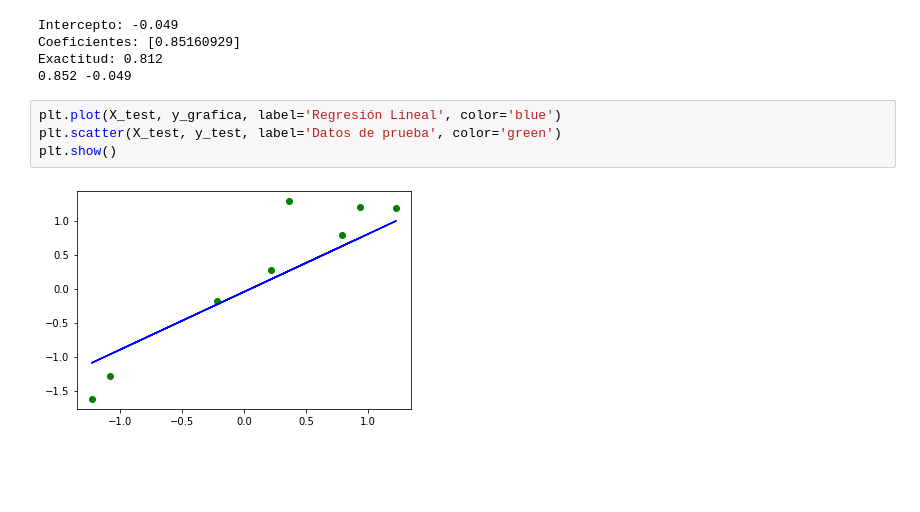
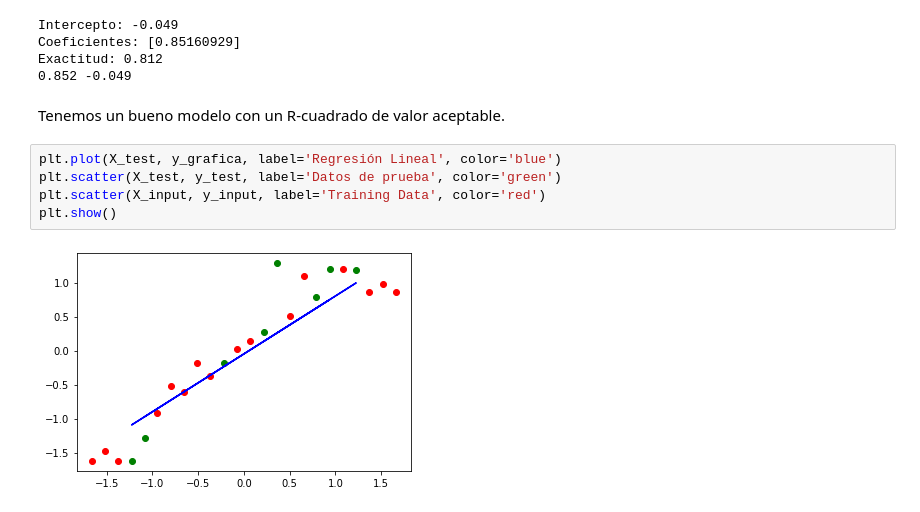
Before and after one commit to robertbarac/EDA-Brazilian-ecommerce, a Jupyter notebook: eda_brazilian_ecommerce.ipynb, the cells around one changed output. Saved outputs shown, nothing was run; the diff lists cells and outputs as text; blank space fills up the shorter version.

```diff
--- a/eda_brazilian_ecommerce.ipynb
+++ b/eda_brazilian_ecommerce.ipynb
@@ -729,9 +731,12 @@ Intercepto: -0.049
 Coeficientes: [0.85160929]
 Exactitud: 0.812
 0.852 -0.049
+# %% [markdown]
+Tenemos un bueno modelo con un R-cuadrado de valor aceptable.
 # %%
 plt.plot(X_test, y_grafica, label='Regresión Lineal', color='blue')
 plt.scatter(X_test, y_test, label='Datos de prueba', color='green')
+plt.scatter(X_input, y_input, label='Training Data', color='red')
 plt.show()
 # %% [output]
-[figure, old version]
+[figure, new version]
```
Also changed, not shown: parts of 2 cells of this notebook.
